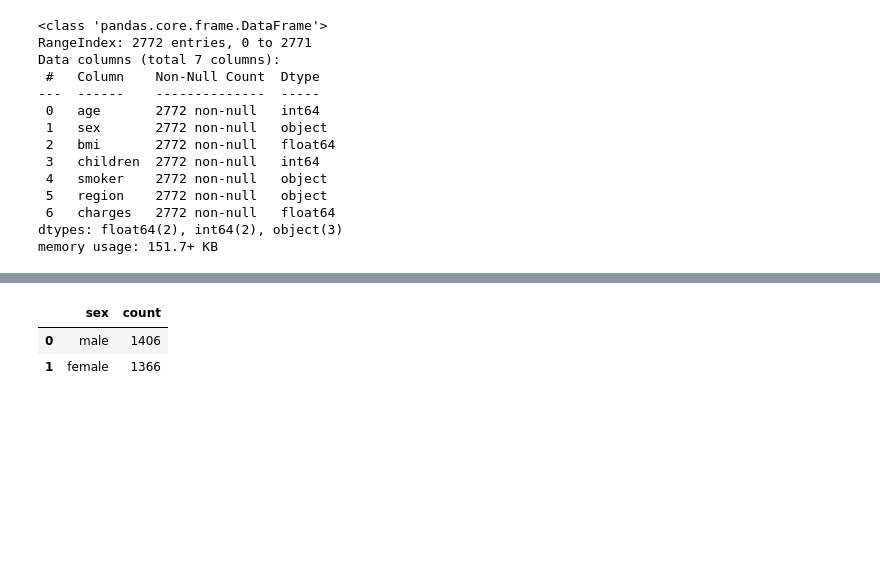
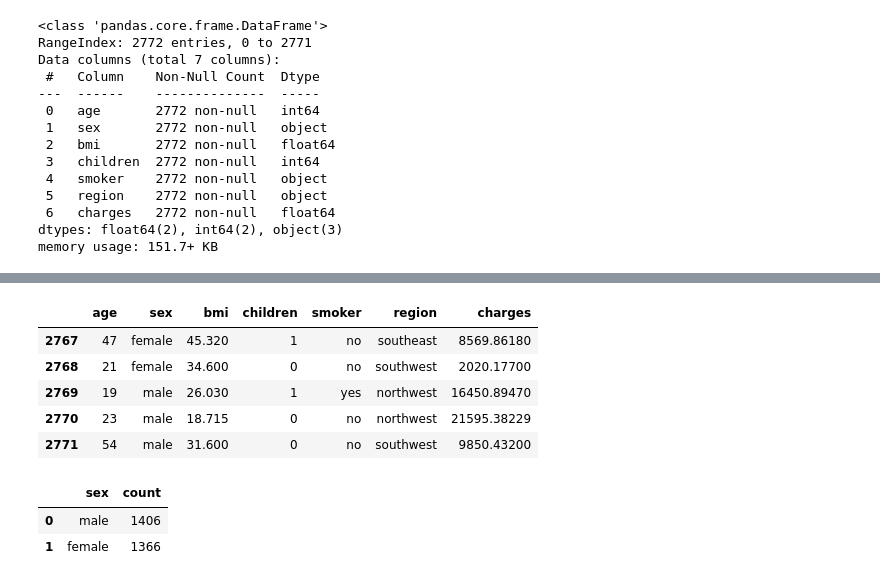
Before and after one commit to songseogyeong/project-machine_learning, a Jupyter notebook: 03_regression/02_medical_insurance_Regression_Project/medical_insurance_Regression_Project.ipynb, the cells around one changed output, grey strips where cells are left out. Saved outputs shown, nothing was run; the diff lists cells and outputs as text; code cells hidden in the pictures; blank space fills up the shorter version.

```diff
--- a/03_regression/02_medical_insurance_Regression_Project/medical_insurance_Regression_Project.ipynb
+++ b/03_regression/02_medical_insurance_Regression_Project/medical_insurance_Regression_Project.ipynb
@@ -73,3 +83,13 @@ memory usage: 151.7+ KB
+# %%
+# 하위 5개 데이터 확인
+m_df.tail()
+# %% [output]
+|  | age | sex | bmi | children | smoker | region | charges |
+| 2767 | 47 | female | 45.320 | 1 | no | southeast | 8569.86180 |
+| 2768 | 21 | female | 34.600 | 0 | no | southwest | 2020.17700 |
+| 2769 | 19 | male | 26.030 | 1 | yes | northwest | 16450.89470 |
+| 2770 | 23 | male | 18.715 | 0 | no | northwest | 21595.38229 |
+| 2771 | 54 | male | 31.600 | 0 | no | southwest | 9850.43200 |
 # %%
 gender_count = m_df.sex.value_counts().reset_index()
 gender_count
```
Also changed, not shown: parts of 1 cell of this notebook, 34 other files.
